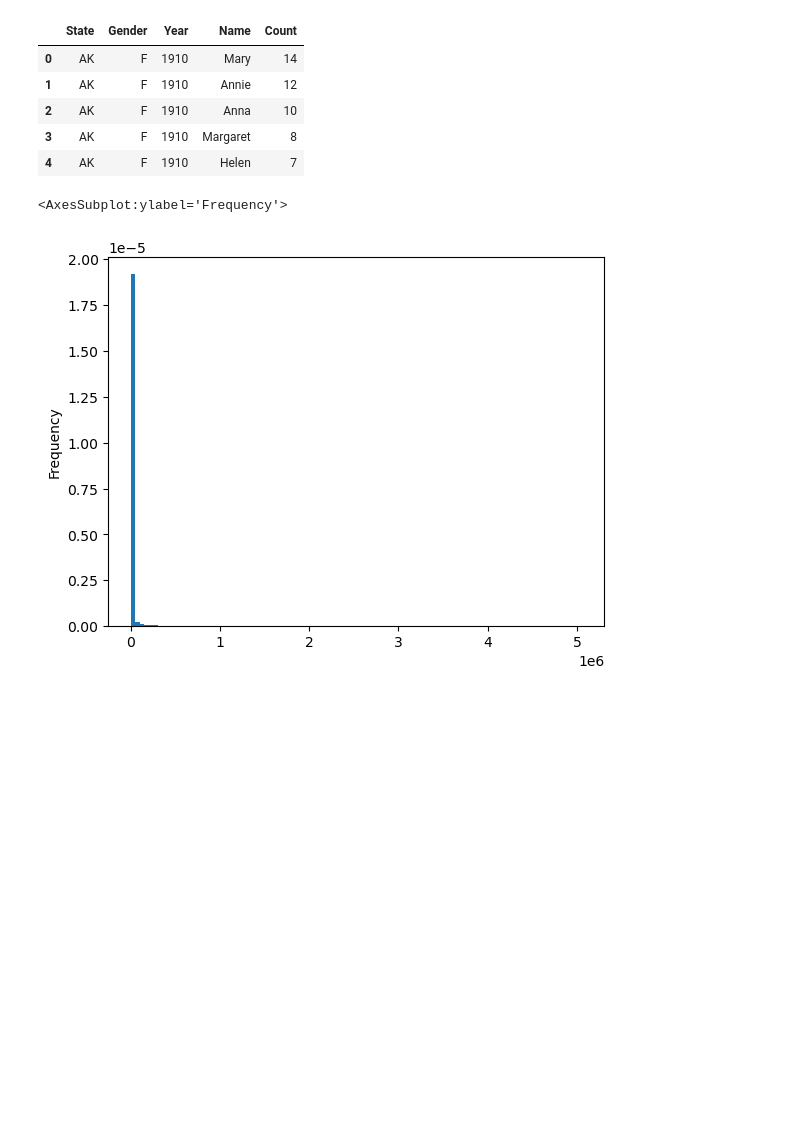
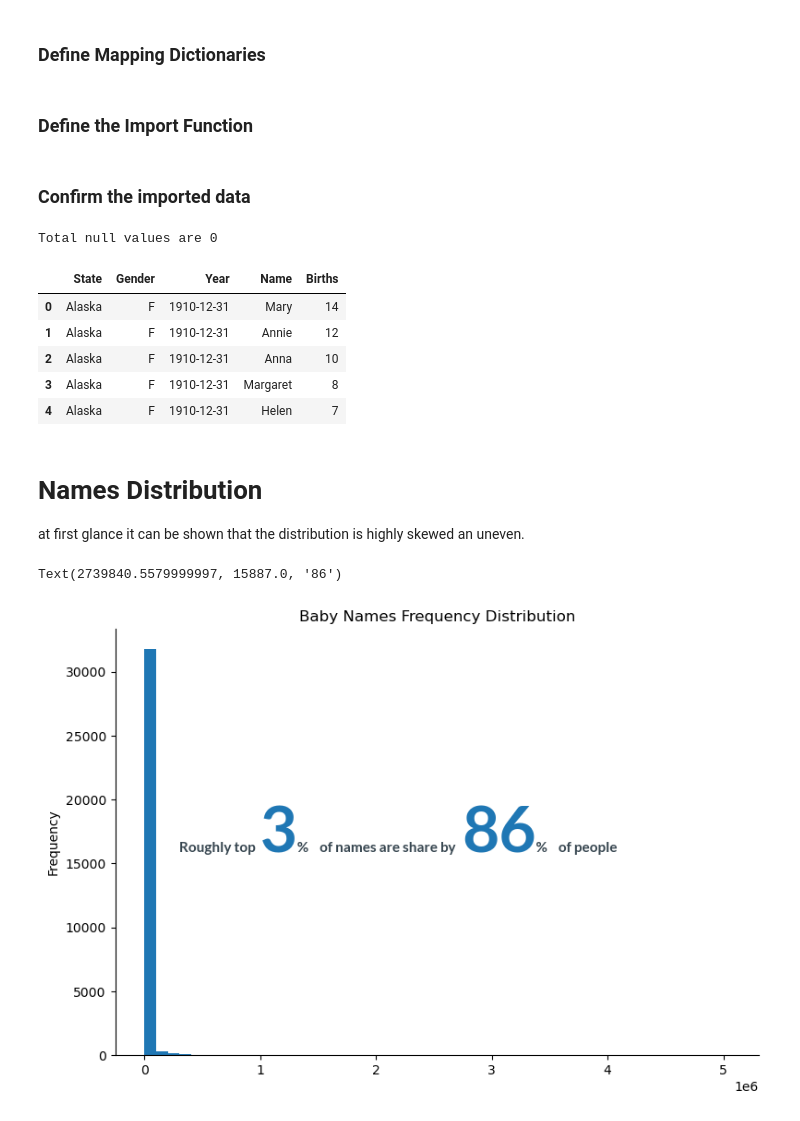
Before and after one commit to numanwaziri/NamingPatterns-Analysis, a Jupyter notebook: Analysis.ipynb, the cells around one changed output. Cells and saved outputs as stored; diff of their text form; code cells hidden in the pictures; blank space fills up the shorter version.

Commit message:
Reformat the notebook and start Birth rate analysis

```diff
--- a/Analysis.ipynb
+++ b/Analysis.ipynb
@@ -11,0 +23,2 @@ Helper Functions that would be used in this analysis
+# %% [markdown]
+### Define Mapping Dictionaries
@@ -12,41 +43,63 @@ Helper Functions that would be used in this analysis
+# %% [markdown]
+### Define the Import Function
 # %%
 # Read all text files into a single table
 
 def get_data(zip_path):
     with zipfile.ZipFile(zip_path) as zf:
-        return  pd.concat(
+        return  (pd.concat(
                     [pd.read_csv(zf.open(f),
                                  header=None,
-                                 names=['State', 'Gender', 'Year', 'Name', 'Count'])
+                                 names=['State', 'Gender', 'Year', 'Name', 'Births'])
                      for f in zf.namelist() if f.endswith("TXT")],
                 ignore_index=True)
+                 .assign(Year = lambda _df : pd.to_datetime(_df.Year,format="%Y")+ pd.offsets.YearEnd(0),
+                        State = lambda _df: _df.State.map(state_dict)))
+# %% [markdown]
+### Confirm the imported data
 # %%
 # Get data from the source folder
 zip_path = 'Data/namesbystate.zip'
 df = get_data(zip_path)
 
+# Check null values
+print(f'Total null values are {df.isna().sum().sum()}')
+
 # Display the first 5 enteries
-df.head(5)
+df.head()
 # %% [output]
+Total null values are 0
-|  | State | Gender | Year | Name | Count |
-| 0 | AK | F | 1910 | Mary | 14 |
-| 1 | AK | F | 1910 | Annie | 12 |
-| 2 | AK | F | 1910 | Anna | 10 |
-| 3 | AK | F | 1910 | Margaret | 8 |
-| 4 | AK | F | 1910 | Helen | 7 |
+|  | State | Gender | Year | Name | Births |
+| 0 | Alaska | F | 1910-12-31 | Mary | 14 |
+| 1 | Alaska | F | 1910-12-31 | Annie | 12 |
+| 2 | Alaska | F | 1910-12-31 | Anna | 10 |
+| 3 | Alaska | F | 1910-12-31 | Margaret | 8 |
+| 4 | Alaska | F | 1910-12-31 | Helen | 7 |
+# %% [markdown]
+# Names Distribution
+
+at first glance it can be shown that the distribution is highly skewed an uneven.
 # %%
-## Lets quickly check the distribution of the names
+# Transform data
+data = df.groupby("Name").Births.sum()
 
-data = df.groupby("Name").Count.sum()
+# Plot
+ax = data.plot.hist(figsize=(9,6),bins=50,title="Baby Names Frequency Distribution")
+sns.despine()
 
-data.plot.hist(bins=100,density=True)
+# Annotate
+x = ax.patches[0].get_width() +0.2e6
+y = ax.patches[0].get_height() /2
 
-# at first inspection the data looks like a power Law distrubtion
+text ="Roughly top               %    of names are share by\
+                             %    of people "
+plt.text(x,y,text,fontdict=font ,color ="#36454F")
 
-# It is reasonable to assume that the baby names dataset will exhibit a power law distribution
-# since a few names are very popular while many others are relatively rare.
+text = f"{int(round((1000/len(data)),2)*100)}"
+plt.text(x*3.3,y,text,fontdict=font,size=50,color="#1f77b4")
 
-# lets test the hypothesis
+text = f"{int((data.nlargest(1000).sum()/data.sum()).round(2)*100)}"
+plt.text(x*9.1,y,text,fontdict=font,size=50,color = "#1f77b4")
 # %% [output]
-<AxesSubplot:ylabel='Frequency'>
+Text(2739840.5579999997, 15887.0, '86')
-[figure, old version]
+[figure, new version]
```
Also changed, not shown: parts of 15 cells of this notebook.
